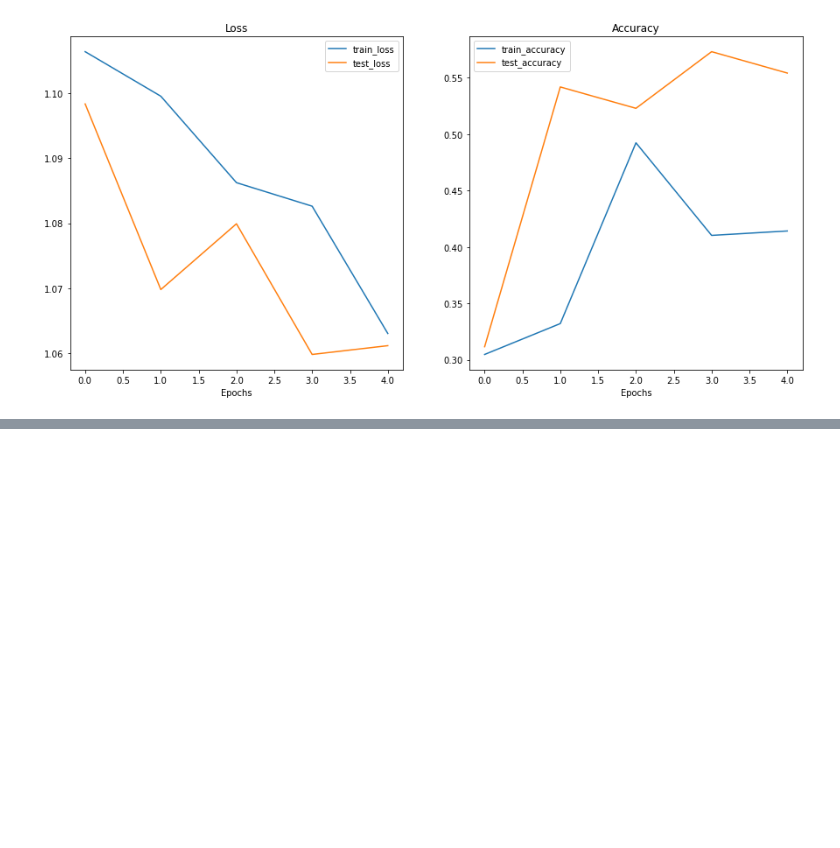
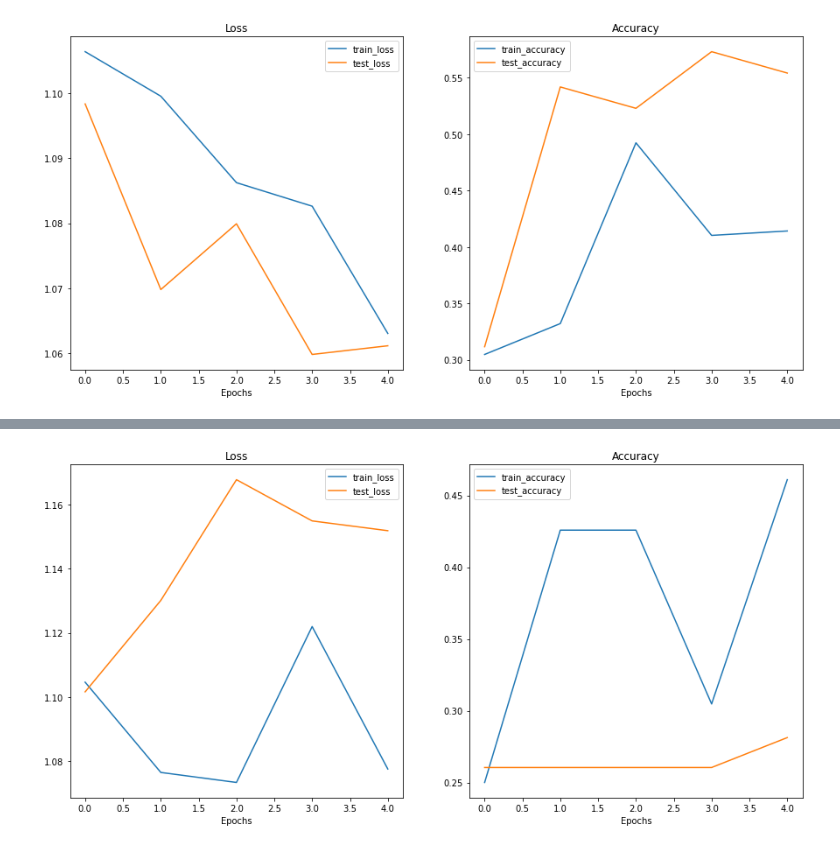
Before and after one commit to emirhansilsupur/pytorch-based-projects, a Jupyter notebook: 04_pytorch_custom_datasets.ipynb, the cells around one changed output, grey strips where cells are left out. Saved outputs shown, nothing was run; the diff lists cells and outputs as text; code cells hidden in the pictures; blank space fills up the shorter version.

```diff
--- a/04_pytorch_custom_datasets.ipynb
+++ b/04_pytorch_custom_datasets.ipynb
@@ -520,7 +533,7 @@ class TinyVGG(nn.Module):
         )
         self.classifier = nn.Sequential(
             nn.Flatten(),
-            nn.Linear(in_features=hidden_units*13*13, out_features=output_shape)
+            nn.Linear(in_features=hidden_units * 13 * 13, out_features=output_shape),
         )
 
     def forward(self, x):
@@ -796,0 +857,21 @@ plot_loss_curves(model_0_results)
+# %%
+# Turn Datasets into DataLoader's
+BATCH_SIZE = 32
+NUM_WORKERS = os.cpu_count()
+
+train_dataloader_augmented = DataLoader(
+    dataset=train_data_augmented,
+    batch_size=BATCH_SIZE,
+    shuffle=True,
+    num_workers=NUM_WORKERS,
+)
+test_dataloader_simple = DataLoader(
+    test_data_simple, batch_size=BATCH_SIZE, shuffle=False, num_workers=NUM_WORKERS
+)
+# %%
+# Create model_1 and send it to the target device
+torch.manual_seed(42)
+model_1 = TinyVGG(
+    input_shape=3, hidden_units=10, output_shape=len(train_data_augmented.classes)
+).to(device)
+model_1
@@ -796,0 +899,19 @@ plot_loss_curves(model_0_results)
+# %%
+torch.manual_seed(42)
+
+NUM_EPOCHS = 5
+
+# Setup loss function and optimizer
+loss_fn = nn.CrossEntropyLoss()
+optimizer = torch.optim.Adam(params=model_1.parameters(), lr=0.001)
+
+# Train model_1
+model_1_results = train(
+    model=model_1,
+    train_dataloader=train_dataloader_augmented,
+    test_dataloader=test_dataloader_simple,
+    optimizer=optimizer,
+    loss_fn=loss_fn,
+    epochs=NUM_EPOCHS,
+    device=device
+)
@@ -796,0 +924,4 @@ plot_loss_curves(model_0_results)
+# %%
+plot_loss_curves(model_1_results)
+# %% [output]
+[figure, added]
```
Also changed, not shown: parts of 41 cells of this notebook.
